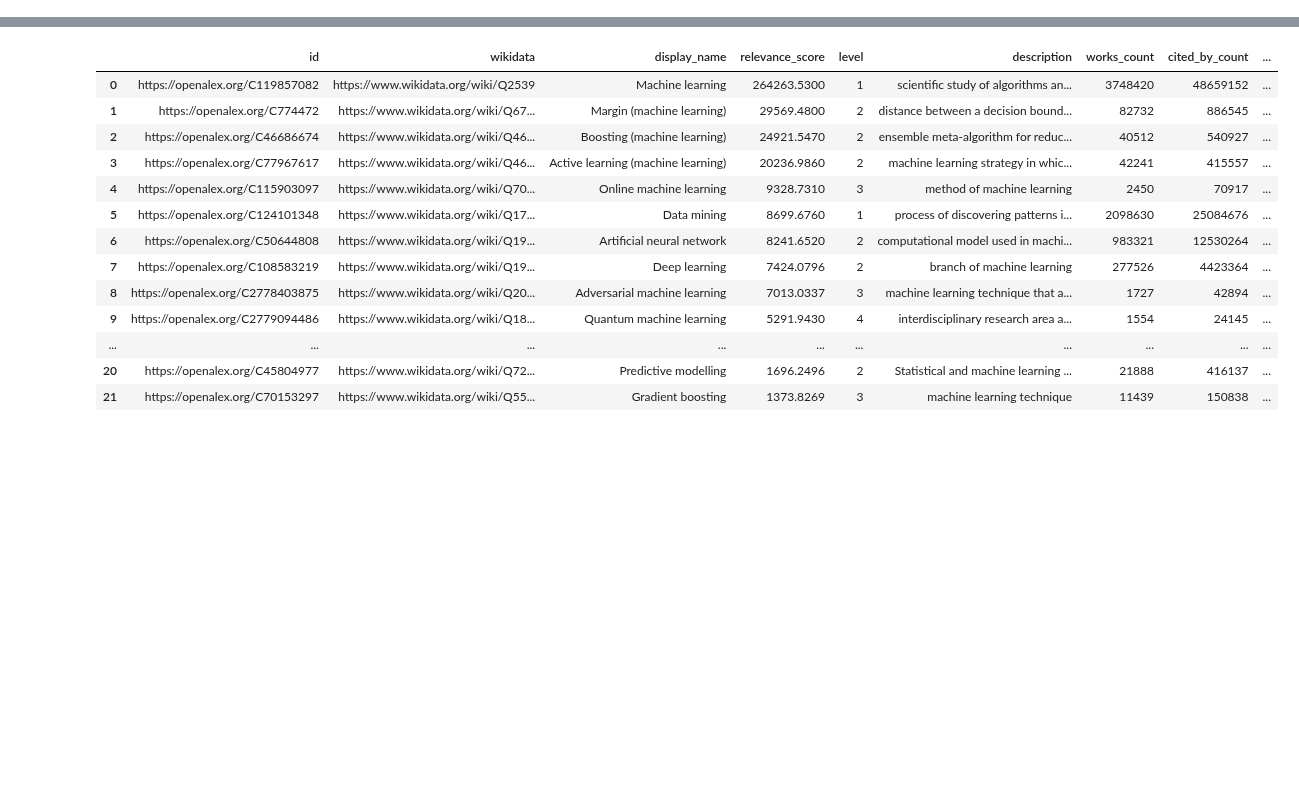
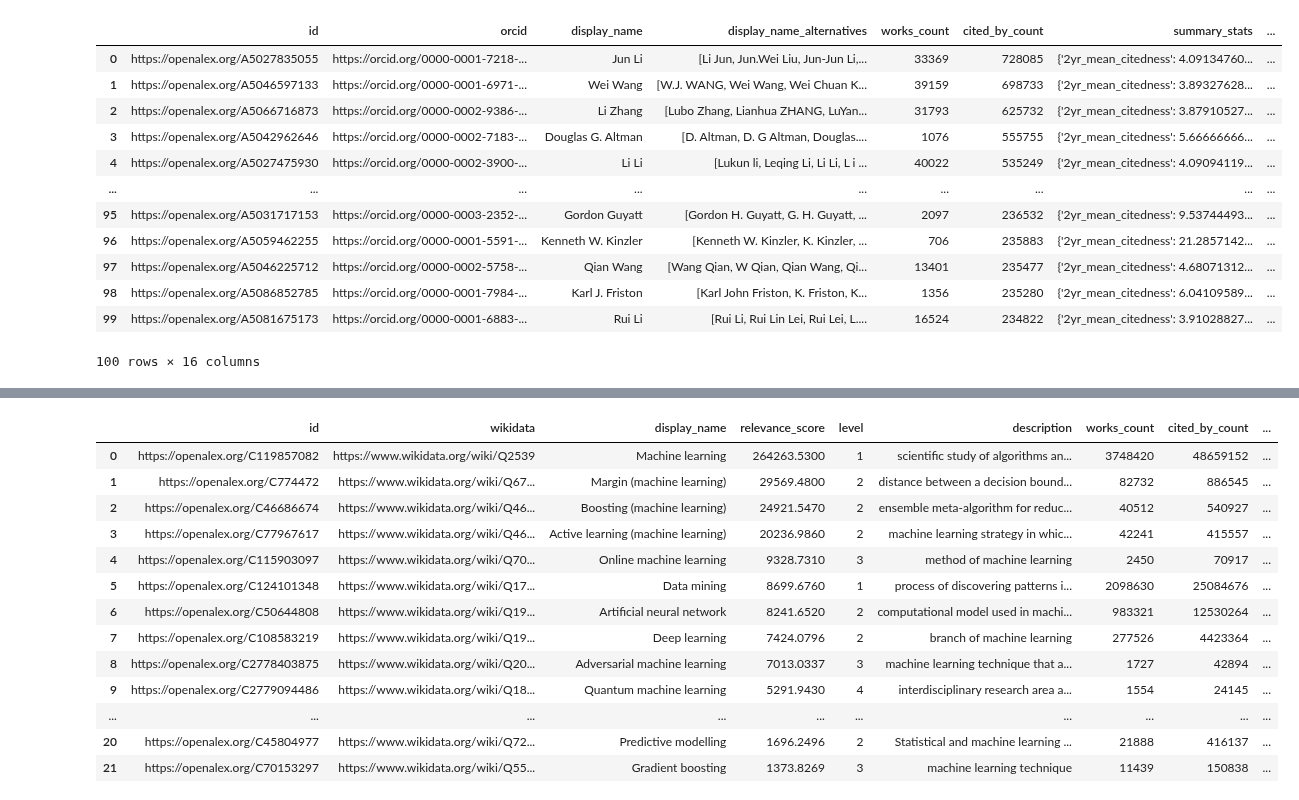
Before and after one commit to Mearman/openalex-python, a Jupyter notebook: demos/OpenAlex.ipynb, the cells around one changed output, grey strips where cells are left out. Drawn from its saved outputs; the diff is of its cells as text; code cells hidden in the pictures; blank space fills up the shorter version.

```diff
--- a/demos/OpenAlex.ipynb
+++ b/demos/OpenAlex.ipynb
@@ -38,8 +20,23 @@ works_api = openalex_api.WorksApi(openalex_api.ApiClient(configuration))
 concepts_api = openalex_api.ConceptsApi(openalex_api.ApiClient(configuration))
 # %%
 authors = authors_api.get_authors(
-	per_page=5,
+	per_page=100,
 	page=1,
-	sort="cited_by_count:desc",
+	sort="cited_by_count:desc"
 ).results
+display(pd.DataFrame(authors))
+# %% [output]
+|  | id | orcid | display_name | display_name_alternatives | works_count | cited_by_count | summary_stats | ... |
+| 0 | https://openalex.org/A5027835055 | https://orcid.org/0000-0001-7218-... | Jun Li | [Li Jun, Jun.Wei Liu, Jun‐Jun Li,... | 33369 | 728085 | {'2yr_mean_citedness': 4.09134760... | ... |
+| 1 | https://openalex.org/A5046597133 | https://orcid.org/0000-0001-6971-... | Wei Wang | [W.J. WANG, Wei Wang, Wei Chuan K... | 39159 | 698733 | {'2yr_mean_citedness': 3.89327628... | ... |
+| 2 | https://openalex.org/A5066716873 | https://orcid.org/0000-0002-9386-... | Li Zhang | [Lubo Zhang, Lianhua ZHANG, LuYan... | 31793 | 625732 | {'2yr_mean_citedness': 3.87910527... | ... |
+| 3 | https://openalex.org/A5042962646 | https://orcid.org/0000-0002-7183-... | Douglas G. Altman | [D. Altman, D. G Altman, Douglas.... | 1076 | 555755 | {'2yr_mean_citedness': 5.66666666... | ... |
+| 4 | https://openalex.org/A5027475930 | https://orcid.org/0000-0002-3900-... | Li Li | [Lukun li, Leqing Li, Li Li, L i ... | 40022 | 535249 | {'2yr_mean_citedness': 4.09094119... | ... |
+| ... | ... | ... | ... | ... | ... | ... | ... | ... |
+| 95 | https://openalex.org/A5031717153 | https://orcid.org/0000-0003-2352-... | Gordon Guyatt | [Gordon H. Guyatt, G. H. Guyatt, ... | 2097 | 236532 | {'2yr_mean_citedness': 9.53744493... | ... |
+| 96 | https://openalex.org/A5059462255 | https://orcid.org/0000-0001-5591-... | Kenneth W. Kinzler | [Kenneth W. Kinzler, K. Kinzler, ... | 706 | 235883 | {'2yr_mean_citedness': 21.2857142... | ... |
+| 97 | https://openalex.org/A5046225712 | https://orcid.org/0000-0002-5758-... | Qian Wang | [Wang Qian, W Qian, Qian Wang, Qi... | 13401 | 235477 | {'2yr_mean_citedness': 4.68071312... | ... |
+| 98 | https://openalex.org/A5086852785 | https://orcid.org/0000-0001-7984-... | Karl J. Friston | [Karl John Friston, K. Friston, K... | 1356 | 235280 | {'2yr_mean_citedness': 6.04109589... | ... |
+| 99 | https://openalex.org/A5081675173 | https://orcid.org/0000-0001-6883-... | Rui Li | [Rui Li, Rui Lin Lei, Rui Lei, L.... | 16524 | 234822 | {'2yr_mean_citedness': 3.91028827... | ... |
+100 rows × 16 columns
 # %%
```
Also changed, not shown: parts of 10 cells of this notebook.
